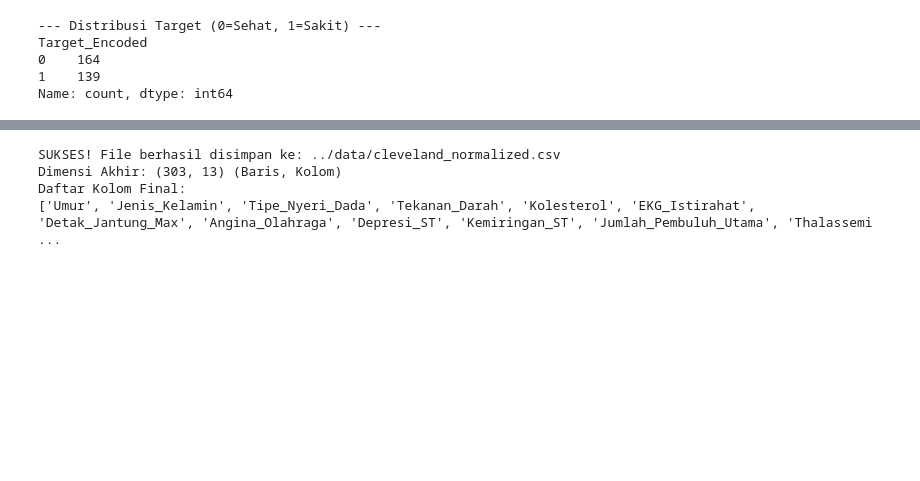
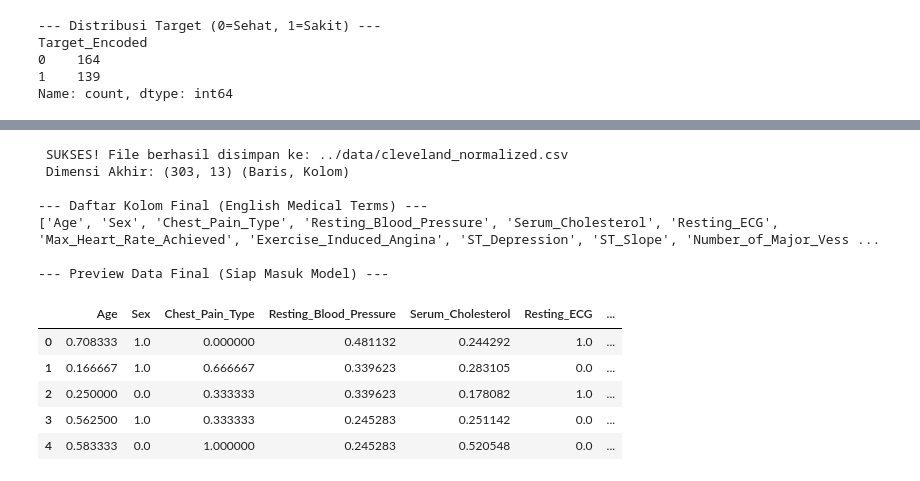
Before and after one commit to Oenm176/fe-decisiontree, a Jupyter notebook: notebooks/3.date_normalizationA.ipynb, the cells around one changed output, grey strips where cells are left out. Drawn from its saved outputs; the diff is of its cells as text; code cells hidden in the pictures; blank space fills up the shorter version.

```diff
--- a/notebooks/3.date_normalizationA.ipynb
+++ b/notebooks/3.date_normalizationA.ipynb
@@ -256,18 +267,36 @@ Sisa Kolom: ['Umur', 'Jenis_Kelamin', 'Tipe_Nyeri_Dada', 'Tekanan_Darah', 'Koles
 # %%
 # ==========================================
-# 7. SIMPAN DATA FINAL (EXPORT)
+# 8. SIMPAN DATA FINAL (EXPORT)
 # ==========================================
+# 1. Gabungkan Fitur (X) yang sudah dinormalisasi dan Target (y)
 dataset_final = pd.concat([X_scaled_dataset, y], axis=1)
+
 output_path = '../data/cleveland_normalized.csv'
+
+# 3. Simpan ke CSV
 dataset_final.to_csv(output_path, index=False)
 
+# 4. Laporan Sukses & Verifikasi
+print(f"\n SUKSES! File berhasil disimpan ke: {output_path}")
+print(f" Dimensi Akhir: {dataset_final.shape} (Baris, Kolom)")
 
-print(f"SUKSES! File berhasil disimpan ke: {output_path}")
-print(f"Dimensi Akhir: {dataset_final.shape} (Baris, Kolom)")
-print("Daftar Kolom Final:")
+print("\n--- Daftar Kolom Final (English Medical Terms) ---")
 print(dataset_final.columns.tolist())
+
+print("\n--- Preview Data Final (Siap Masuk Model) ---")
+from IPython.display import display
+display(dataset_final.head())
 # %% [output]
-SUKSES! File berhasil disimpan ke: ../data/cleveland_normalized.csv
-Dimensi Akhir: (303, 13) (Baris, Kolom)
-Daftar Kolom Final:
-['Umur', 'Jenis_Kelamin', 'Tipe_Nyeri_Dada', 'Tekanan_Darah', 'Kolesterol', 'EKG_Istirahat', 'Detak_Jantung_Max', 'Angina_Olahraga', 'Depresi_ST', 'Kemiringan_ST', 'Jumlah_Pembuluh_Utama', 'Thalassemi ...
+ SUKSES! File berhasil disimpan ke: ../data/cleveland_normalized.csv
+ Dimensi Akhir: (303, 13) (Baris, Kolom)
+
+--- Daftar Kolom Final (English Medical Terms) ---
+['Age', 'Sex', 'Chest_Pain_Type', 'Resting_Blood_Pressure', 'Serum_Cholesterol', 'Resting_ECG', 'Max_Heart_Rate_Achieved', 'Exercise_Induced_Angina', 'ST_Depression', 'ST_Slope', 'Number_of_Major_Vess ...
+
+--- Preview Data Final (Siap Masuk Model) ---
+|  | Age | Sex | Chest_Pain_Type | Resting_Blood_Pressure | Serum_Cholesterol | Resting_ECG | ... |
+| 0 | 0.708333 | 1.0 | 0.000000 | 0.481132 | 0.244292 | 1.0 | ... |
+| 1 | 0.166667 | 1.0 | 0.666667 | 0.339623 | 0.283105 | 0.0 | ... |
+| 2 | 0.250000 | 0.0 | 0.333333 | 0.339623 | 0.178082 | 1.0 | ... |
+| 3 | 0.562500 | 1.0 | 0.333333 | 0.245283 | 0.251142 | 0.0 | ... |
+| 4 | 0.583333 | 0.0 | 1.000000 | 0.245283 | 0.520548 | 0.0 | ... |
```
Also changed, not shown: parts of 9 cells of this notebook, 4 other files.
